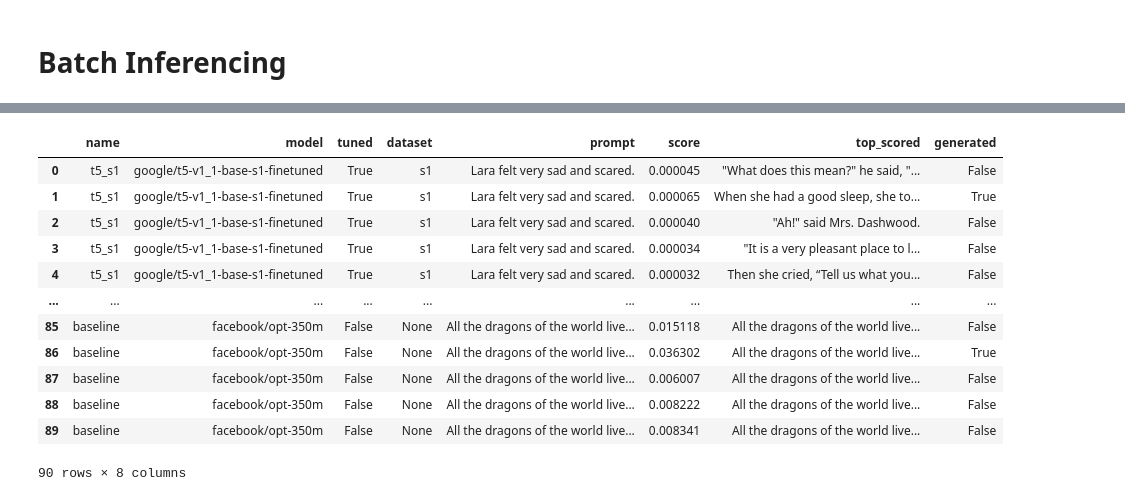
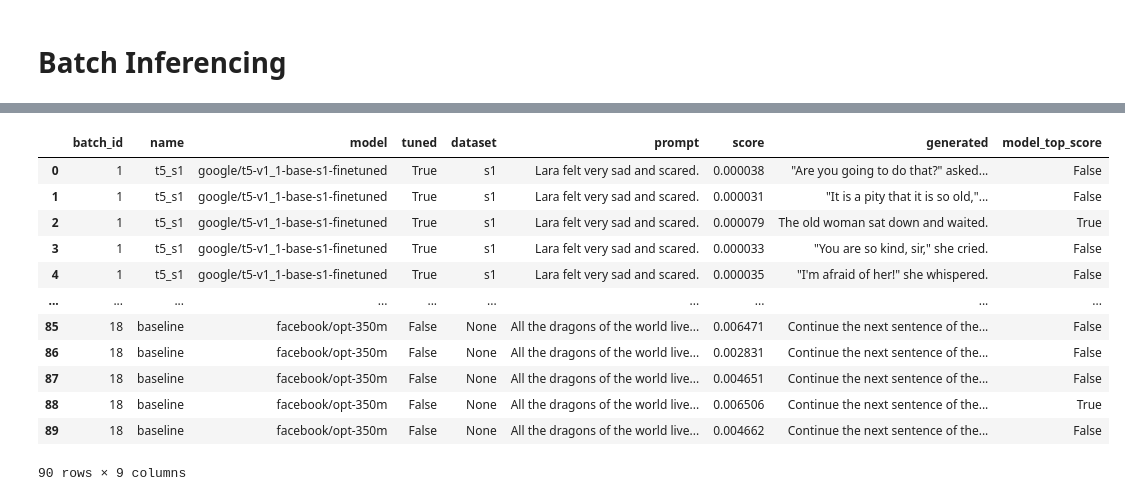
Before and after one commit to ram-senth/datasci-w266-2023-spring-team-story-bot, a Jupyter notebook: inferencing.ipynb, the cells around one changed output, grey strips where cells are left out. Saved outputs shown, nothing was run; the diff lists cells and outputs as text; code cells hidden in the pictures.

Commit message:
Added script for selecting best of batch (annotation.ipynb)

```diff
--- a/inferencing.ipynb
+++ b/inferencing.ipynb
@@ -226,7 +224,7 @@ def max_score_index(scores):
       max_score_index = i
   return max_score_index
 
-def generate_next_line(config, line, device, num_sequences=5, max_new_tokens=50):
+def generate_next_line(batch_id, config, line, device, num_sequences=5, max_new_tokens=50):
   tokenizer = tokenizer_for(config)
   model = model_for(config)
   test_inputs = tokenizer([config.prompt + line], return_tensors='pt')
@@ -275,11 +273,26 @@ def generate_next_line(config, line, device, num_sequences=5, max_new_tokens=50)
   test_output_ids = outputs.sequences
   decoded = [tokenizer.decode(out_ids, skip_special_tokens=True, clean_up_tokenization_spaces=False).replace('\n', ' ') for out_ids in test_output_ids]
 
-  result = [[config.name, config.model_name, config.tuned, config.dataset, line, score, output, False] for score, output in zip(scores, decoded)]
+  result = [[batch_id, config.name, config.model_name, config.tuned, config.dataset, line, score, output, False] for score, output in zip(scores, decoded)]
   result[max_score_index(scores)][-1] = True
   return result
 
-def generate_for(config, device, first_lines):
-  print('*' *50)
-  print(f'Evaluating {config.model_name} tuned on {config.dataset} dataset')
-  return generate_next_line(config, first_lines, device)
+def generate_for(first_lines, device, models=None):
+  """
+    Generates a new line for each line in first_lines and for each model.
+    If models is not None then the generation is limited to the models specified
+    else it is generated for all models in tuning_configs.
+  """
+  if models is None:
+    models = tuning_configs.keys()
+  with tqdm(total=len(models) * len(first_lines), unit='text generation', unit_scale=True) as pbar:
+    results = []
+    batch_id = 1
+    for line in first_lines:
+      for name in models:
+        config = tuning_configs[name]
+        pbar.set_postfix(model=name, prompt=line[0:10] + '...', refresh=True)
+        results.extend(generate_next_line(batch_id, config, line, device))
+        batch_id = batch_id + 1
+        pbar.update(1)
+    return pd.DataFrame(results, columns=['batch_id', 'name', 'model', 'tuned', 'dataset', 'prompt', 'score', 'generated', 'model_top_score'])
@@ -286,11 +307,4 @@ def generate_for(config, device, first_lines):
 # %%
+%%time
 first_lines = ['Lara felt very sad and scared.', 'All the dragons of the world lived on one mountain called the dragon mountain.']
-results = []
-
-with tqdm(total=len(tuning_configs) * len(first_lines), unit='text genaration', unit_scale=True) as pbar:
-  for line in first_lines:
-    for name, config in tuning_configs.items():
-      pbar.set_postfix(model=name, prompt=line[0:10] + '...', refresh=True)
-      results.extend(generate_next_line(config, line, device))
-      pbar.update(1)
-  df_results = pd.DataFrame(results, columns=['name', 'model', 'tuned', 'dataset', 'prompt', 'score', 'top_scored', 'generated'])
+df_results = generate_for(first_lines, device)
@@ -297,16 +314,17 @@ with tqdm(total=len(tuning_configs) * len(first_lines), unit='text genaration',
 # %%
+df_results.to_csv(common.annotation_input_loc(GDRIVE_BASE), index=None)
 df_results
 # %% [output]
-|  | name | model | tuned | dataset | prompt | score | top_scored | generated |
-| 0 | t5_s1 | google/t5-v1_1-base-s1-finetuned | True | s1 | Lara felt very sad and scared. | 0.000045 | "What does this mean?" he said, "... | False |
-| 1 | t5_s1 | google/t5-v1_1-base-s1-finetuned | True | s1 | Lara felt very sad and scared. | 0.000065 | When she had a good sleep, she to... | True |
-| 2 | t5_s1 | google/t5-v1_1-base-s1-finetuned | True | s1 | Lara felt very sad and scared. | 0.000040 | "Ah!" said Mrs. Dashwood. | False |
-| 3 | t5_s1 | google/t5-v1_1-base-s1-finetuned | True | s1 | Lara felt very sad and scared. | 0.000034 | "It is a very pleasant place to l... | False |
-| 4 | t5_s1 | google/t5-v1_1-base-s1-finetuned | True | s1 | Lara felt very sad and scared. | 0.000032 | Then she cried, “Tell us what you... | False |
-| ... | ... | ... | ... | ... | ... | ... | ... | ... |
-| 85 | baseline | facebook/opt-350m | False | None | All the dragons of the world live... | 0.015118 | All the dragons of the world live... | False |
-| 86 | baseline | facebook/opt-350m | False | None | All the dragons of the world live... | 0.036302 | All the dragons of the world live... | True |
-| 87 | baseline | facebook/opt-350m | False | None | All the dragons of the world live... | 0.006007 | All the dragons of the world live... | False |
-| 88 | baseline | facebook/opt-350m | False | None | All the dragons of the world live... | 0.008222 | All the dragons of the world live... | False |
-| 89 | baseline | facebook/opt-350m | False | None | All the dragons of the world live... | 0.008341 | All the dragons of the world live... | False |
+|  | batch_id | name | model | tuned | dataset | prompt | score | generated | model_top_score |
+| 0 | 1 | t5_s1 | google/t5-v1_1-base-s1-finetuned | True | s1 | Lara felt very sad and scared. | 0.000038 | "Are you going to do that?" asked... | False |
+| 1 | 1 | t5_s1 | google/t5-v1_1-base-s1-finetuned | True | s1 | Lara felt very sad and scared. | 0.000031 | "It is a pity that it is so old,"... | False |
+| 2 | 1 | t5_s1 | google/t5-v1_1-base-s1-finetuned | True | s1 | Lara felt very sad and scared. | 0.000079 | The old woman sat down and waited. | True |
+| 3 | 1 | t5_s1 | google/t5-v1_1-base-s1-finetuned | True | s1 | Lara felt very sad and scared. | 0.000033 | "You are so kind, sir," she cried. | False |
+| 4 | 1 | t5_s1 | google/t5-v1_1-base-s1-finetuned | True | s1 | Lara felt very sad and scared. | 0.000035 | "I'm afraid of her!" she whispered. | False |
+| ... | ... | ... | ... | ... | ... | ... | ... | ... | ... |
+| 85 | 18 | baseline | facebook/opt-350m | False | None | All the dragons of the world live... | 0.006471 | Continue the next sentence of the... | False |
+| 86 | 18 | baseline | facebook/opt-350m | False | None | All the dragons of the world live... | 0.002831 | Continue the next sentence of the... | False |
+| 87 | 18 | baseline | facebook/opt-350m | False | None | All the dragons of the world live... | 0.004651 | Continue the next sentence of the... | False |
+| 88 | 18 | baseline | facebook/opt-350m | False | None | All the dragons of the world live... | 0.006506 | Continue the next sentence of the... | True |
+| 89 | 18 | baseline | facebook/opt-350m | False | None | All the dragons of the world live... | 0.004662 | Continue the next sentence of the... | False |
-90 rows × 8 columns
+90 rows × 9 columns
```
Also changed, not shown: parts of 4 cells of this notebook, 2 other files.
